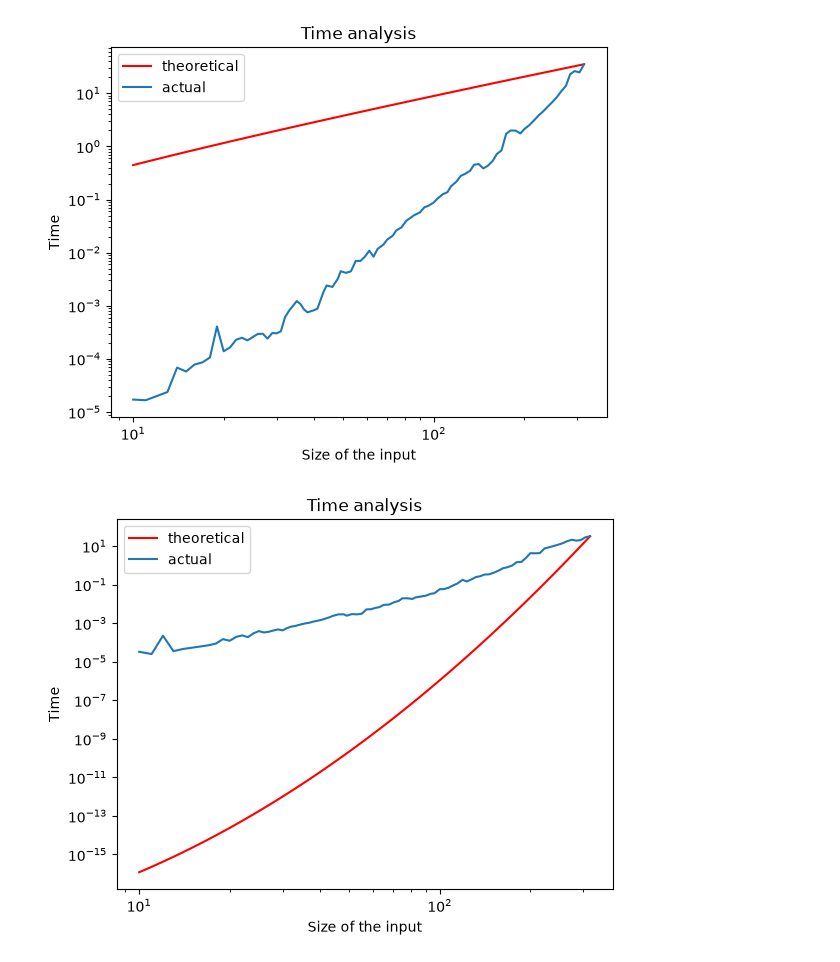
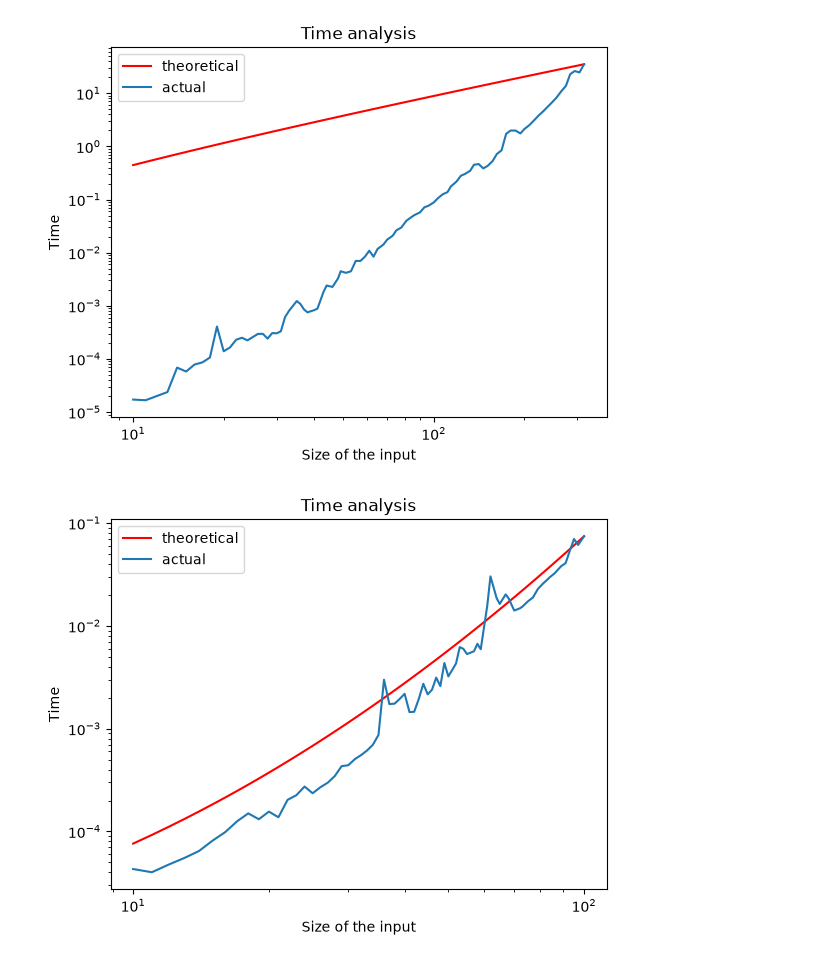
Before and after one commit to amanml2026/DSA-journey, a Jupyter notebook: complexity_analysis.ipynb, the cells around one changed output. Drawn from its saved outputs; the diff is of its cells as text; code cells hidden in the pictures.

Commit message:
found the tight bound -> perfect

```diff
--- a/complexity_analysis.ipynb
+++ b/complexity_analysis.ipynb
@@ -202,7 +202,7 @@ Time_Analyse(recursive_algorithm,lambda n: n * math.log2(n),max_size=2.5)
 [figure]
 [figure]
 # %%
-# Tight bound calculated is ~ Θ(n^logn)
-Time_Analyse(recursive_algorithm,lambda n: n ** math.log2(n),max_size=2.5)
+# Tight bound calculated is ~ (n^Θ(logn))
+Time_Analyse(recursive_algorithm,lambda n: n ** (0.3*math.log2(n)),max_size=2)
 # %% [output]
-[figure, old version]
+[figure, new version]
```
